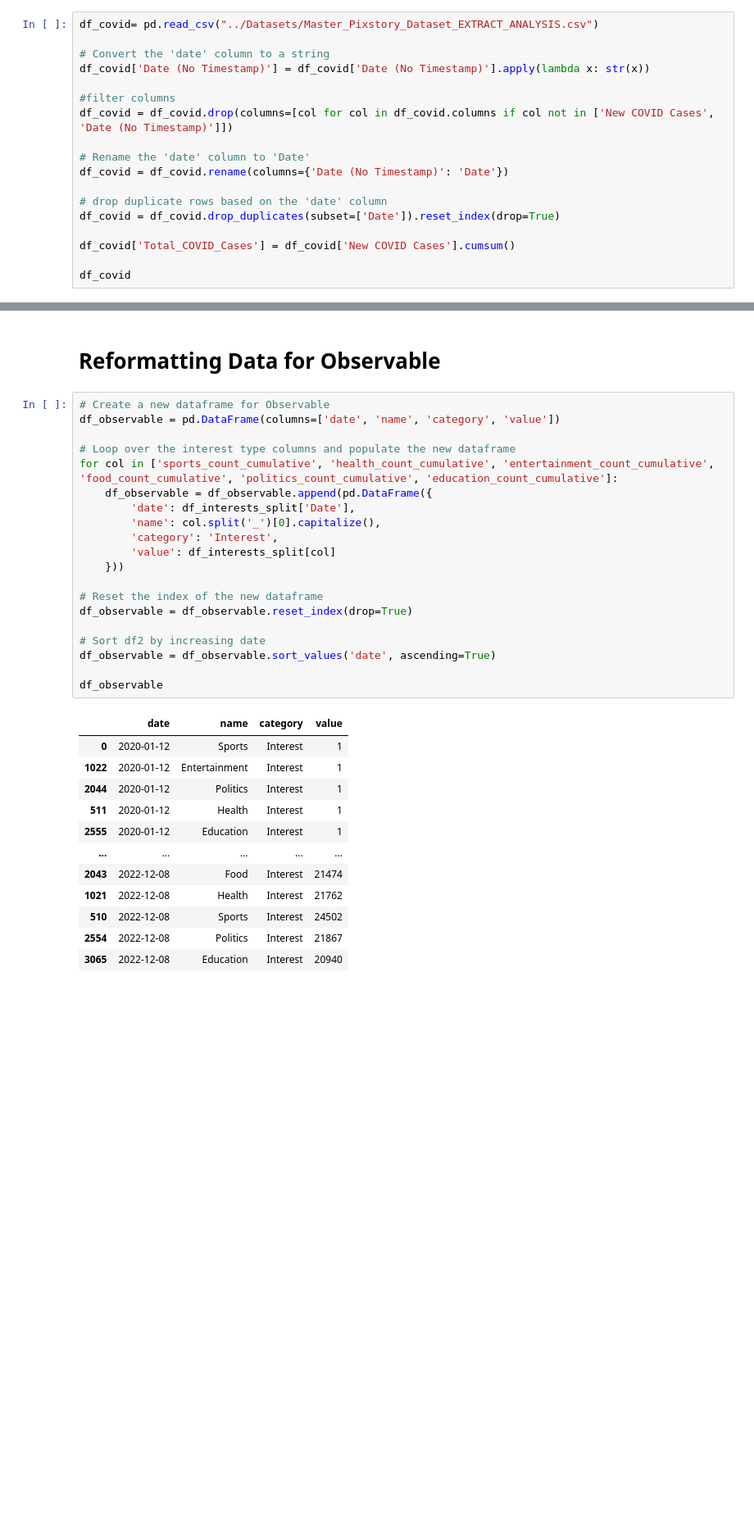
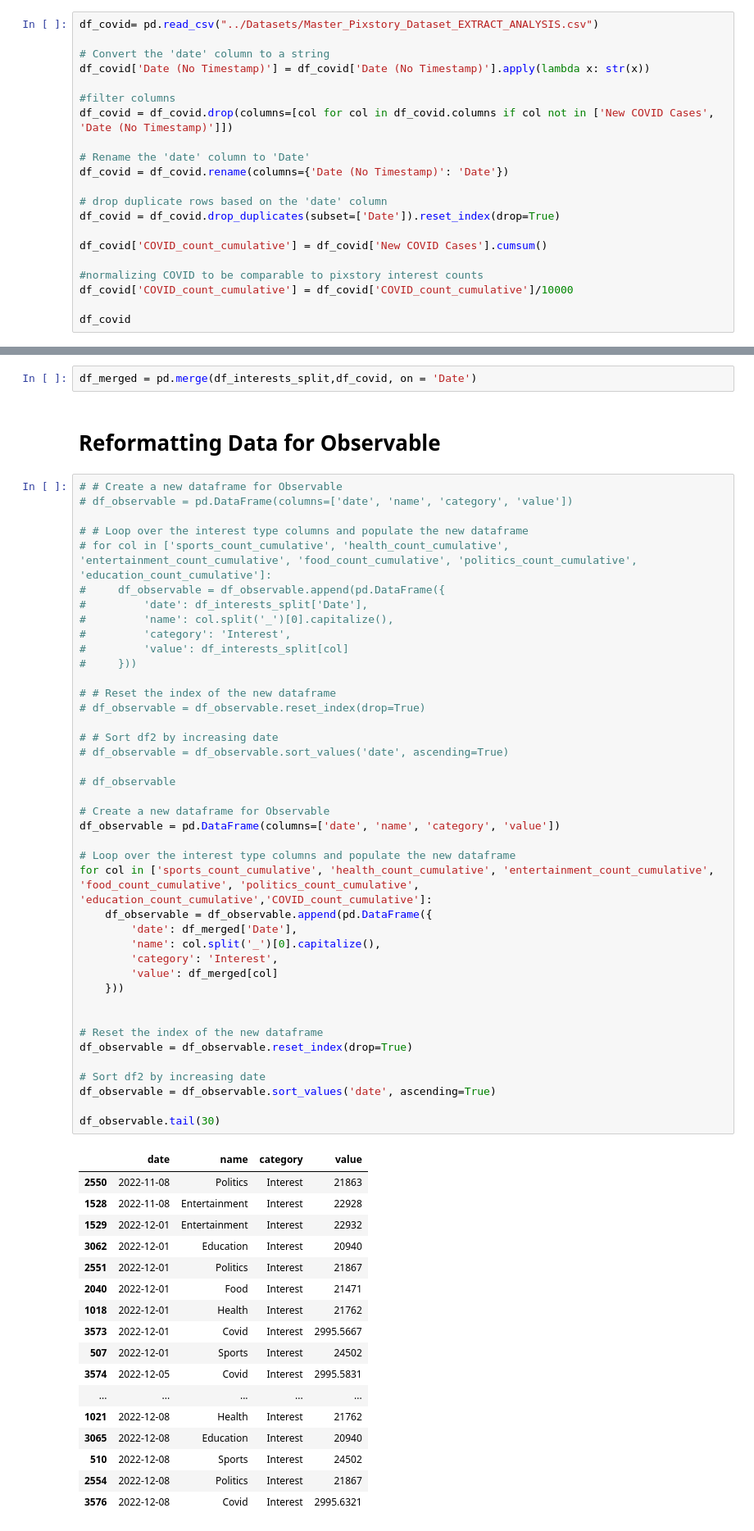
Before and after one commit to todd-gavin/DSCI550-PixstoryDatasetAnalysisVisualizations, a Jupyter notebook: 2_Visualization1_Daniil/bar_chart_race.ipynb, the cells around one changed output, grey strips where cells are left out. Shown: that part at 82% size. Cells and saved outputs as stored; diff of their text form; blank space fills up the shorter version.

```diff
--- a/2_Visualization1_Daniil/bar_chart_race.ipynb
+++ b/2_Visualization1_Daniil/bar_chart_race.ipynb
@@ -154,7 +154,10 @@ df_covid = df_covid.rename(columns={'Date (No Timestamp)': 'Date'})
 # drop duplicate rows based on the 'date' column
 df_covid = df_covid.drop_duplicates(subset=['Date']).reset_index(drop=True)
 
-df_covid['Total_COVID_Cases'] = df_covid['New COVID Cases'].cumsum()
+df_covid['COVID_count_cumulative'] = df_covid['New COVID Cases'].cumsum()
+
+#normalizing COVID to be comparable to pixstory interest counts
+df_covid['COVID_count_cumulative'] = df_covid['COVID_count_cumulative']/10000
 
 df_covid
 # %% [output]
@@ -174,35 +179,63 @@ df_covid
+# %%
+df_merged = pd.merge(df_interests_split,df_covid, on = 'Date')
 # %% [markdown]
 # Reformatting Data for Observable
 # %%
+# # Create a new dataframe for Observable
+# df_observable = pd.DataFrame(columns=['date', 'name', 'category', 'value'])
+
+# # Loop over the interest type columns and populate the new dataframe
+# for col in ['sports_count_cumulative', 'health_count_cumulative', 'entertainment_count_cumulative', 'food_count_cumulative', 'politics_count_cumulative', 'education_count_cumulative']:
+#     df_observable = df_observable.append(pd.DataFrame({
+#         'date': df_interests_split['Date'],
+#         'name': col.split('_')[0].capitalize(),
+#         'category': 'Interest',
+#         'value': df_interests_split[col]
+#     }))
+
+# # Reset the index of the new dataframe
+# df_observable = df_observable.reset_index(drop=True)
+
+# # Sort df2 by increasing date
+# df_observable = df_observable.sort_values('date', ascending=True)
+
+# df_observable
+
 # Create a new dataframe for Observable
 df_observable = pd.DataFrame(columns=['date', 'name', 'category', 'value'])
 
 # Loop over the interest type columns and populate the new dataframe
-for col in ['sports_count_cumulative', 'health_count_cumulative', 'entertainment_count_cumulative', 'food_count_cumulative', 'politics_count_cumulative', 'education_count_cumulative']:
+for col in ['sports_count_cumulative', 'health_count_cumulative', 'entertainment_count_cumulative', 'food_count_cumulative', 'politics_count_cumulative', 'education_count_cumulative','COVID_count_cumulative']:
     df_observable = df_observable.append(pd.DataFrame({
-        'date': df_interests_split['Date'],
+        'date': df_merged['Date'],
         'name': col.split('_')[0].capitalize(),
         'category': 'Interest',
-        'value': df_interests_split[col]
+        'value': df_merged[col]
     }))
+
 
 # Reset the index of the new dataframe
 df_observable = df_observable.reset_index(drop=True)
 
 # Sort df2 by increasing date
 df_observable = df_observable.sort_values('date', ascending=True)
 
-df_observable
+df_observable.tail(30)
 # %% [output]
 |  | date | name | category | value |
-| 0 | 2020-01-12 | Sports | Interest | 1 |
-| 1022 | 2020-01-12 | Entertainment | Interest | 1 |
-| 2044 | 2020-01-12 | Politics | Interest | 1 |
-| 511 | 2020-01-12 | Health | Interest | 1 |
-| 2555 | 2020-01-12 | Education | Interest | 1 |
+| 2550 | 2022-11-08 | Politics | Interest | 21863 |
+| 1528 | 2022-11-08 | Entertainment | Interest | 22928 |
+| 1529 | 2022-12-01 | Entertainment | Interest | 22932 |
+| 3062 | 2022-12-01 | Education | Interest | 20940 |
+| 2551 | 2022-12-01 | Politics | Interest | 21867 |
+| 2040 | 2022-12-01 | Food | Interest | 21471 |
+| 1018 | 2022-12-01 | Health | Interest | 21762 |
+| 3573 | 2022-12-01 | Covid | Interest | 2995.5667 |
+| 507 | 2022-12-01 | Sports | Interest | 24502 |
+| 3574 | 2022-12-05 | Covid | Interest | 2995.5831 |
 | ... | ... | ... | ... | ... |
-| 2043 | 2022-12-08 | Food | Interest | 21474 |
 | 1021 | 2022-12-08 | Health | Interest | 21762 |
+| 3065 | 2022-12-08 | Education | Interest | 20940 |
 | 510 | 2022-12-08 | Sports | Interest | 24502 |
 | 2554 | 2022-12-08 | Politics | Interest | 21867 |
-| 3065 | 2022-12-08 | Education | Interest | 20940 |
+| 3576 | 2022-12-08 | Covid | Interest | 2995.6321 |
```
Also changed, not shown: parts of 5 cells of this notebook, 33 other files.
